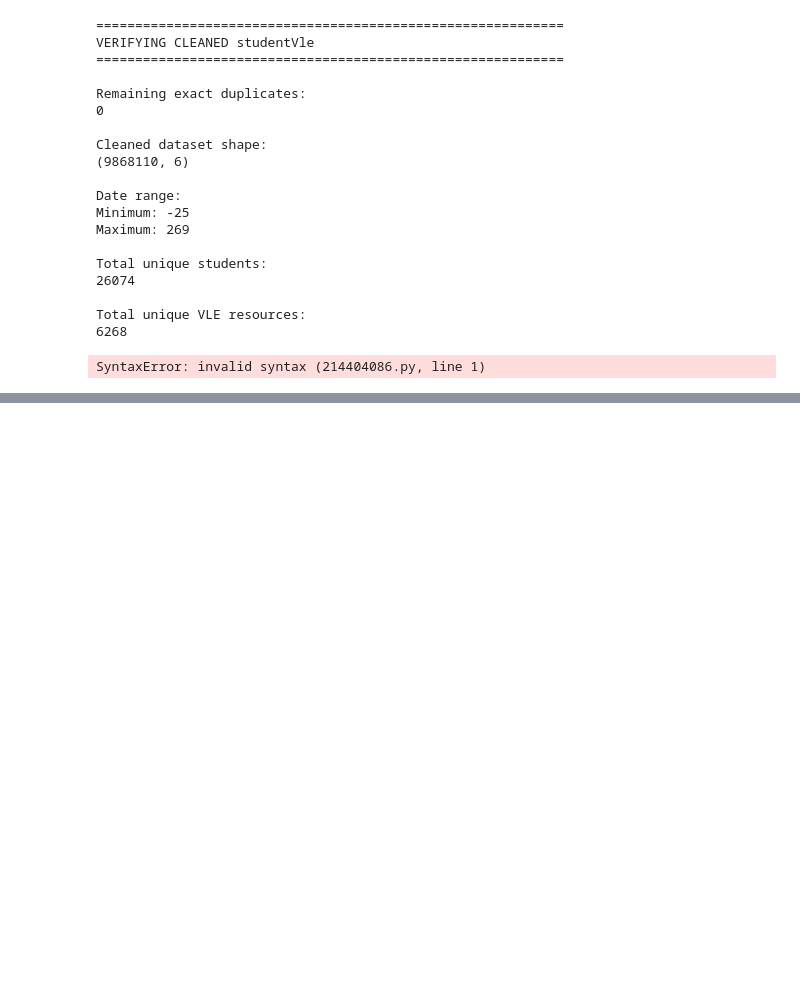
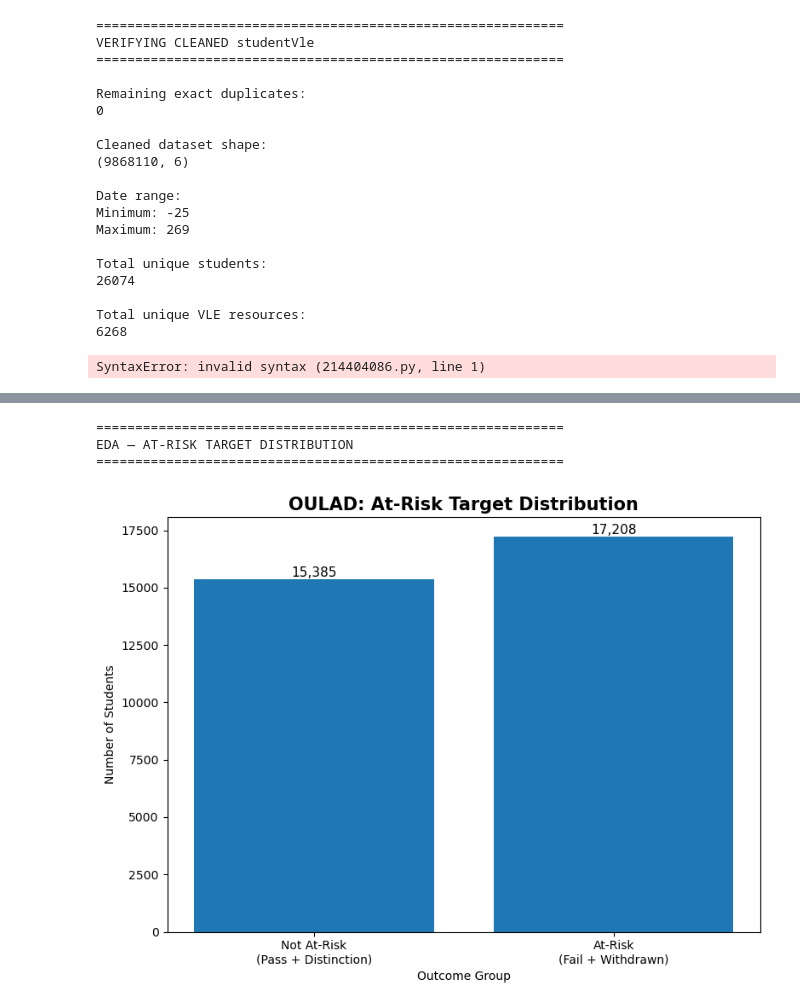
Before and after one commit to chruupee/MIT252503_OULAD_Research, a Jupyter notebook: OULAD.ipynb, the cells around one changed output, grey strips where cells are left out. Cells and saved outputs as stored; diff of their text form; code cells hidden in the pictures; blank space fills up the shorter version.

Commit message:
Update OULAD research notebook

```diff
--- a/OULAD.ipynb
+++ b/OULAD.ipynb
@@ -1546,0 +2781,76 @@ SyntaxError: invalid syntax (214404086.py, line 1)
+# %%
+# ============================================================
+# STEP 13A — AT-RISK TARGET DISTRIBUTION
+# ============================================================
+
+import matplotlib.pyplot as plt
+
+print("=" * 60)
+print("EDA — AT-RISK TARGET DISTRIBUTION")
+print("=" * 60)
+
+target_counts = (
+    analytical_4week["at_risk"]
+    .value_counts()
+    .sort_index()
+)
+
+labels = [
+    "Not At-Risk\n(Pass + Distinction)",
+    "At-Risk\n(Fail + Withdrawn)"
+]
+
+values = [
+    target_counts.get(0, 0),
+    target_counts.get(1, 0)
+]
+
+plt.figure(figsize=(8, 6))
+
+bars = plt.bar(labels, values)
+
+plt.title(
+    "OULAD: At-Risk Target Distribution",
+    fontsize=15,
+    fontweight="bold"
+)
+
+plt.ylabel("Number of Students")
+plt.xlabel("Outcome Group")
+
+for bar, value in zip(bars, values):
+    plt.text(
+        bar.get_x() + bar.get_width() / 2,
+        bar.get_height(),
+        f"{value:,}",
+        ha="center",
+        va="bottom",
+        fontsize=11
+    )
+
+plt.tight_layout()
+
+plt.savefig(
+    PROCESSED_DIR / "EDA_01_at_risk_distribution.png",
+    dpi=300,
+    bbox_inches="tight"
+)
+
+plt.show()
+
+print("\nTarget counts:")
+print(target_counts)
+
+print("\nTarget percentages:")
+print(
+    analytical_4week["at_risk"]
+    .value_counts(normalize=True)
+    .sort_index()
+    .mul(100)
+    .round(2)
+)
+# %% [output]
+============================================================
+EDA — AT-RISK TARGET DISTRIBUTION
+============================================================
+[figure, added]
```
Also changed, not shown: parts of 95 cells of this notebook.
